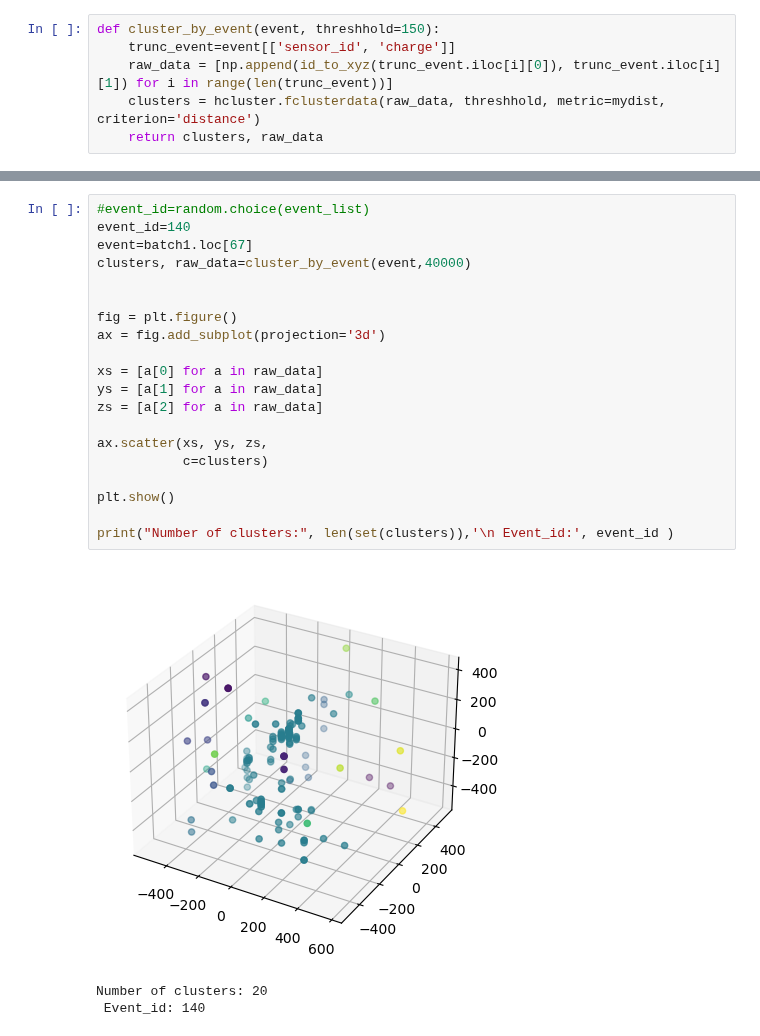
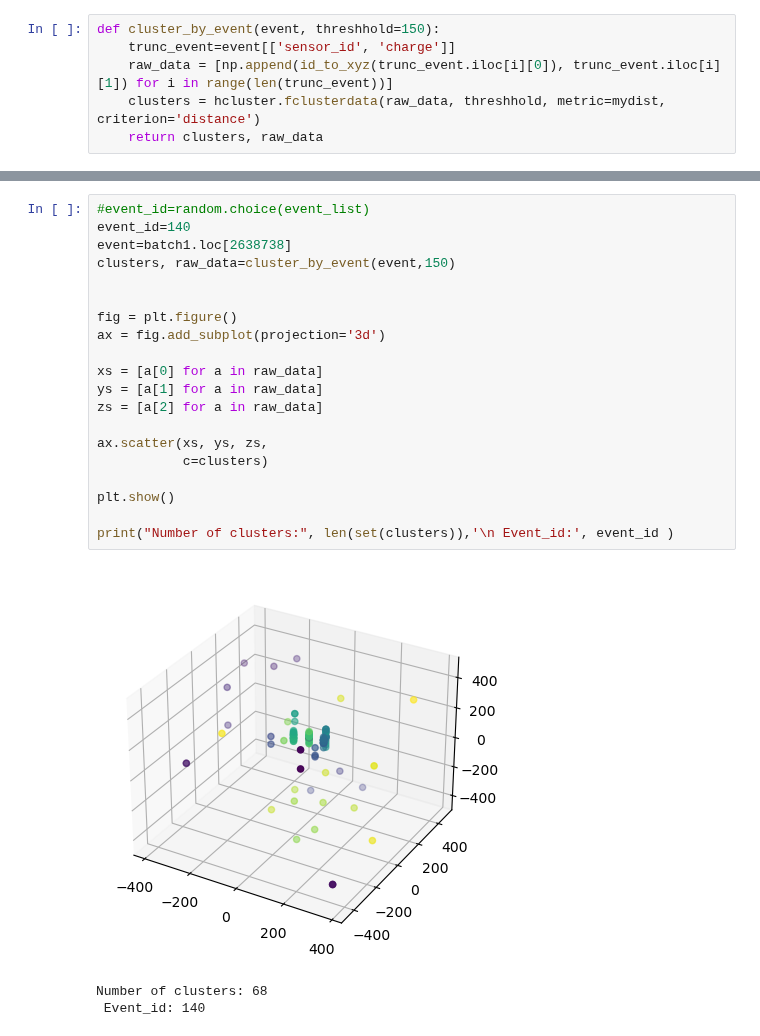
Before and after one commit to kdv97/ice-cube, a Jupyter notebook: clustering/clustering.ipynb, the cells around one changed output, grey strips where cells are left out. Drawn from its saved outputs; the diff is of its cells as text.

```diff
--- a/clustering/clustering.ipynb
+++ b/clustering/clustering.ipynb
@@ -56,24 +56,24 @@ for row in raw_data:
 # %%
 #event_id=random.choice(event_list)
 event_id=140
-event=batch1.loc[67]
-clusters, raw_data=cluster_by_event(event,40000)
+event=batch1.loc[2638738]
+clusters, raw_data=cluster_by_event(event,150)
 
 
 fig = plt.figure()
 ax = fig.add_subplot(projection='3d')
 
 xs = [a[0] for a in raw_data]
 ys = [a[1] for a in raw_data]
 zs = [a[2] for a in raw_data]
 
 ax.scatter(xs, ys, zs,
            c=clusters)
 
 plt.show()
 
 print("Number of clusters:", len(set(clusters)),'\n Event_id:', event_id )
 # %% [output]
-[figure, old version]
+[figure, new version]
-Number of clusters: 20
+Number of clusters: 68
  Event_id: 140
```
Also changed, not shown: parts of 4 cells of this notebook.
